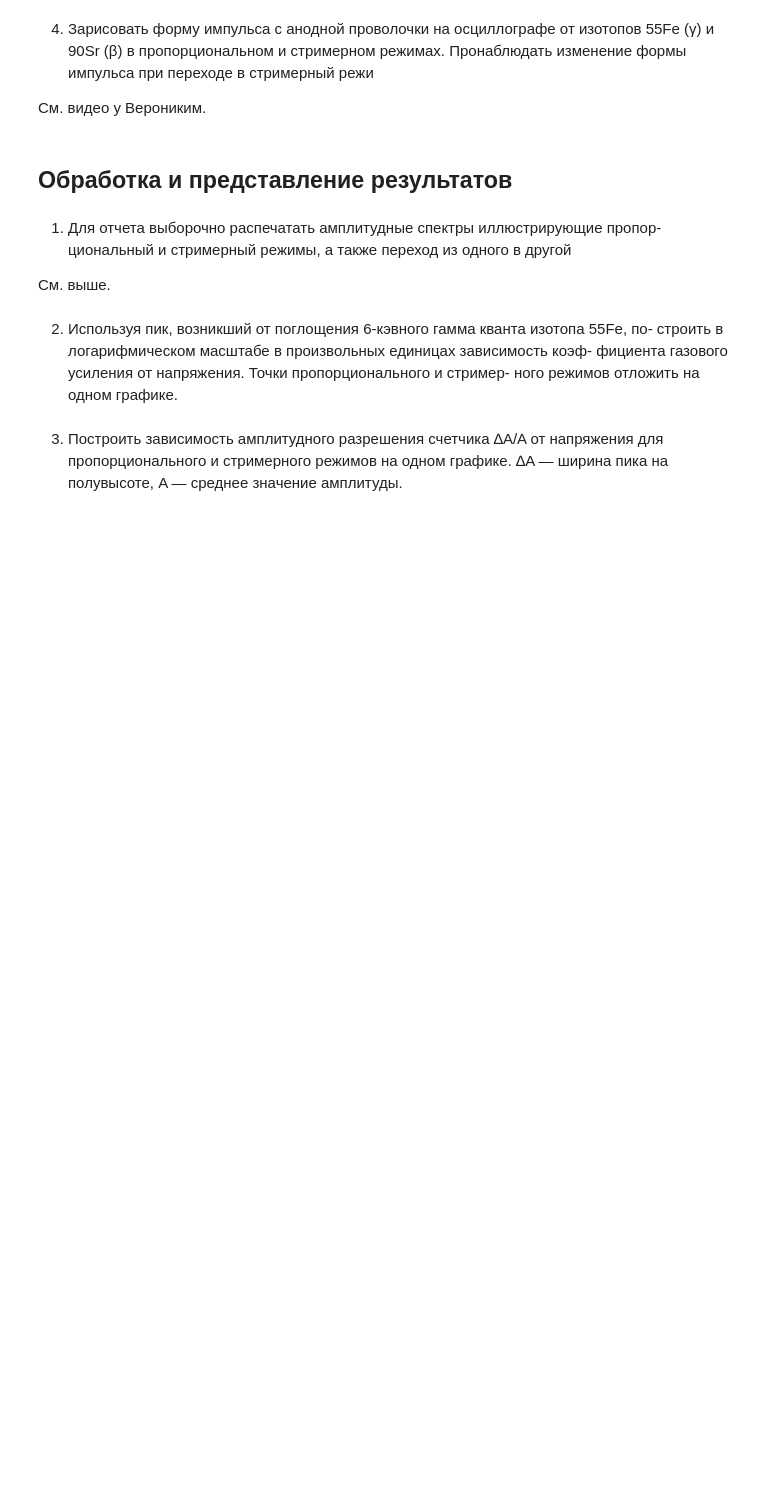
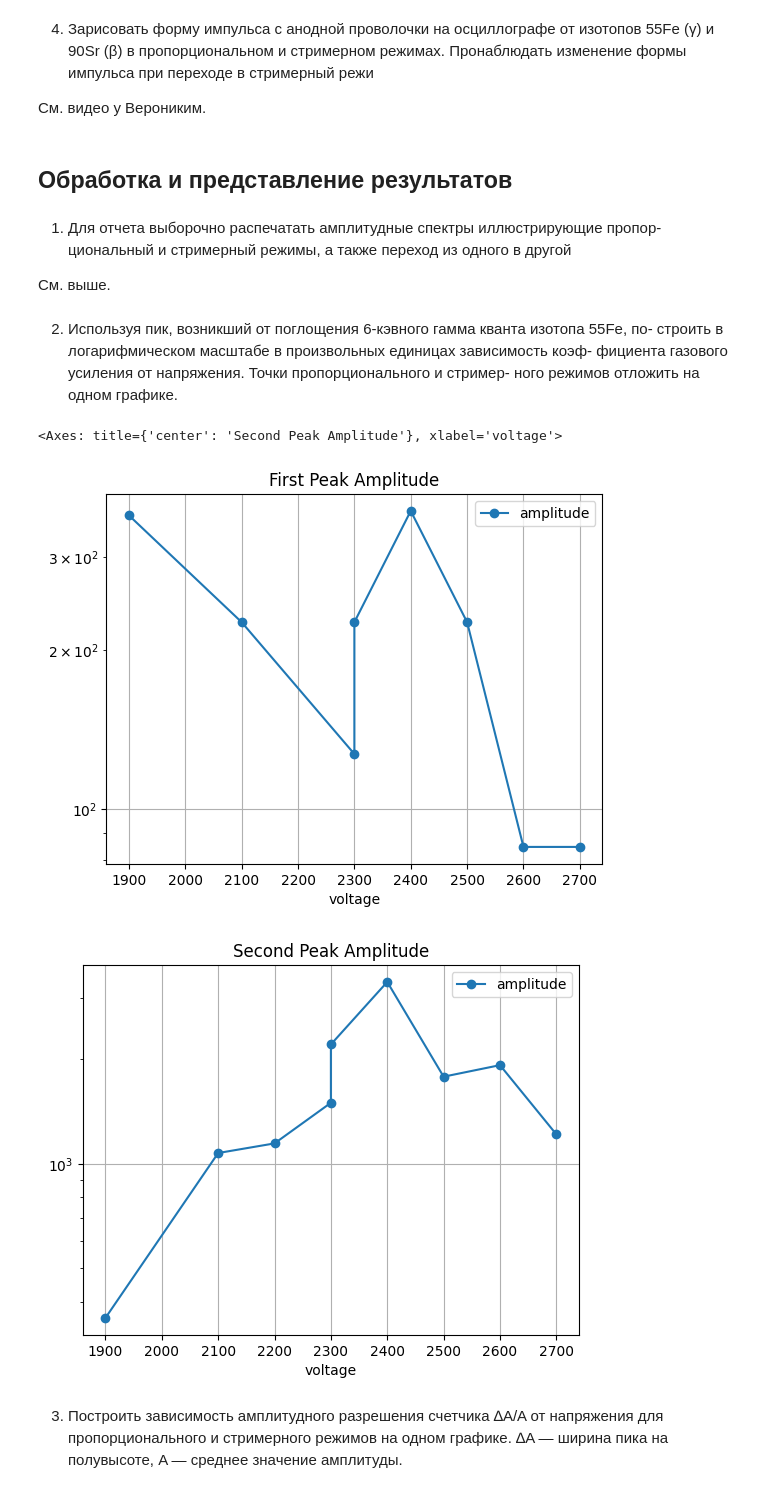
Before and after one commit to fuodorov/nuclab, a Jupyter notebook: lab_4/cylindrical_counter.ipynb, the cells around one changed output. Saved outputs shown, nothing was run; the diff lists cells and outputs as text; code cells hidden in the pictures; blank space fills up the shorter version.

```diff
--- a/lab_4/cylindrical_counter.ipynb
+++ b/lab_4/cylindrical_counter.ipynb
@@ -166,14 +158,24 @@ please provide us feedback at https://github.com/pandas-dev/pandas/issues/54466
 # %%
-voltages = ['1900', '2100', '2200', '2300', '2400', '2500', '2600', '2700']
-columns = ['mean', 'width']
-efficients_data_df = pd.DataFrame([[59.25, 59.63, 77.2, 66.73],
-                  [80.12, 82.70, 91.65, 81.71],
-                  [87.48, 90.26, 93.74, 92.35],
-                  [90.70, 92.19, 94.62, 92.86],
-                  [86.14, 89.61, 92.62, 92.17],
-                  [86.77, 90.11, 92.34, 92.34],
-                  [82.55, 88.32, 91.34, 88.78]],
-                  index=voltages, columns=columns)
+columns = ['voltage', 'mean', 'width', 'attenuation', 'divider']
+fe_first_peak_data_df = pd.DataFrame([[1900, 395, 123, 3, False],
+                  [2100, 300, 200, 3, False],
+                  [2300, 230, 100, 3, False],
+                  [2300, 300, 100, 3, True],
+                  [2400, 400, 500, 3, True],
+                  [2500, 300, 100, 3, True],
+                  [2600, 200, 100, 3, True],
+                  [2700, 200, 100, 3, True]],
+                  columns=columns)
+fe_second_peak_data_df = pd.DataFrame([[1900, 395, 123, 3, False],
+                  [2100, 900, 200, 3, False],
+                  [2200, 950, 300, 3, False],
+                  [2300, 1200, 400, 3, False],
+                  [2300, 1700, 600, 3, True],
+                  [2400, 2500, 900, 3, True],
+                  [2500, 1400, 400, 3, True],
+                  [2600, 1500, 800, 3, True],
+                  [2700, 1000, 800, 3, True]],
+                  columns=columns)
 # %% [markdown]
 2. Для каждого установки ослабления аттенюатора откалибровать положение пьеде-
 стала ЗЦП, отсоединив выход A блока TA от входа аттенюатора (радиоизотоп дол-
@@ -182,6 +184,11 @@ efficients_data_df = pd.DataFrame([[59.25, 59.63, 77.2, 66.73],
 тудных спектров.
 # %% [markdown]
 ![title](data/CALIBR.gif)
+# %%
+pedestal = 140
+
+fe_first_peak_data_df['mean'] = fe_first_peak_data_df['mean'] - pedestal
+fe_second_peak_data_df['mean'] = fe_second_peak_data_df['mean'] - pedestal
 # %% [markdown]
 3. Поменять схему на Рис. 4.3, настроив запуск от трубки 2 Снять амплитудные спек-
 тры для изотопа 90Sr при небольшом напряжении (∼ 2000 В) и при максимальном
@@ -212,6 +219,18 @@ Cм. видео у Верониким.
 строить в логарифмическом масштабе в произвольных единицах зависимость коэф-
 фициента газового усиления от напряжения. Точки пропорционального и стример-
 ного режимов отложить на одном графике.
+# %%
+fe_first_peak_data_df['amplitude'] = fe_first_peak_data_df['mean'] / 10**(-fe_first_peak_data_df['attenuation']/20)
+fe_second_peak_data_df['amplitude'] = fe_second_peak_data_df['mean'] / 10**(-fe_second_peak_data_df['attenuation']/20)
+# %%
+import matplotlib.pyplot as plt
+
+fe_first_peak_data_df.plot(x='voltage', y='amplitude', logy=True, title='First Peak Amplitude', grid=True, kind='line', marker='o')
+fe_second_peak_data_df.plot(x='voltage', y='amplitude', logy=True, title='Second Peak Amplitude', grid=True, kind='line', marker='o')
+# %% [output]
+<Axes: title={'center': 'Second Peak Amplitude'}, xlabel='voltage'>
+[figure, added]
+[figure, added]
 # %% [markdown]
 3. Построить зависимость амплитудного разрешения счетчика ∆A/A от напряжения
 для пропорционального и стримерного режимов на одном графике. ∆A — ширина
```
Also changed, not shown: parts of 3 cells of this notebook.
